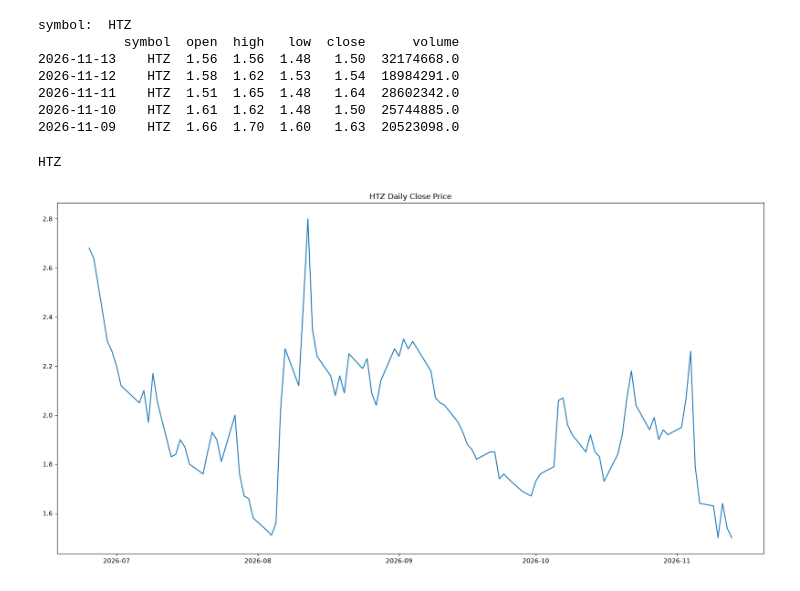
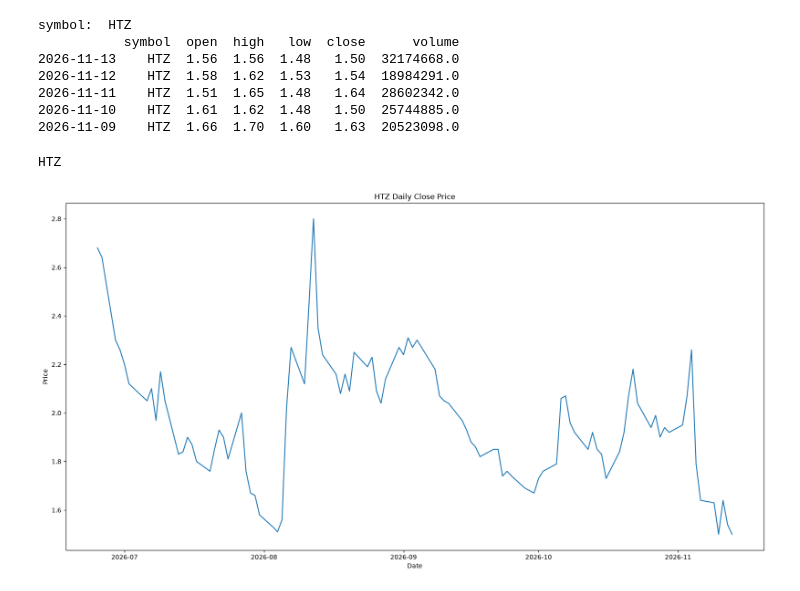
Before and after one commit to MarkNovicio/api_stock_project, a Jupyter notebook: proj_folder/get_api_stock.ipynb, the cells around one changed output. Saved outputs shown, nothing was run; the diff lists cells and outputs as text; code cells hidden in the pictures.

```diff
--- a/proj_folder/get_api_stock.ipynb
+++ b/proj_folder/get_api_stock.ipynb
@@ -55,11 +55,12 @@ import matplotlib.pyplot as plt
 # %%
 plt.figure(figsize=(20, 10))
 plt.plot(df["close"], label="close")
 plt.title(f"{df["symbol"].iloc[0]} Daily Close Price")
-
+plt.xlabel("Date")
+plt.ylabel("Price")
 print(df["symbol"].iloc[0])
 
 plt.show()
 # %% [output]
 HTZ
-[figure, old version]
+[figure, new version]
```
